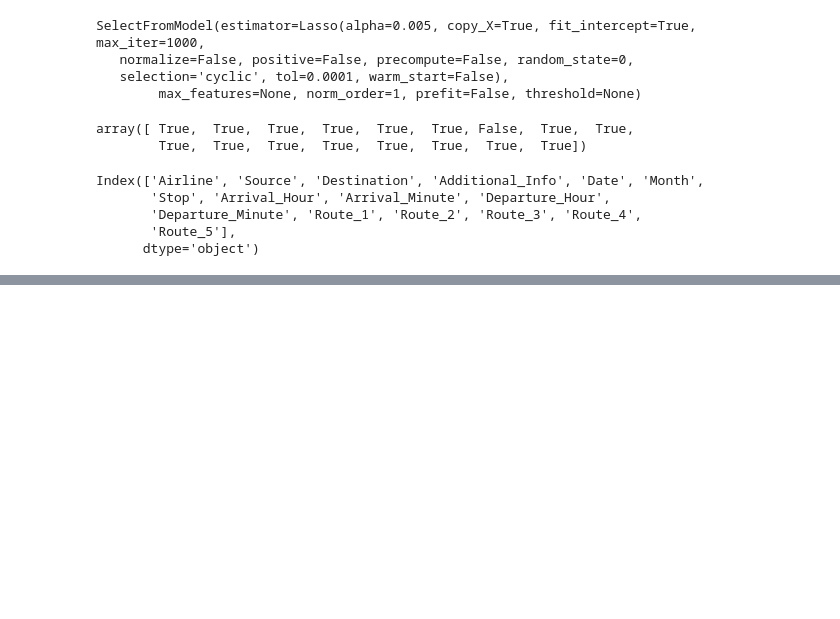
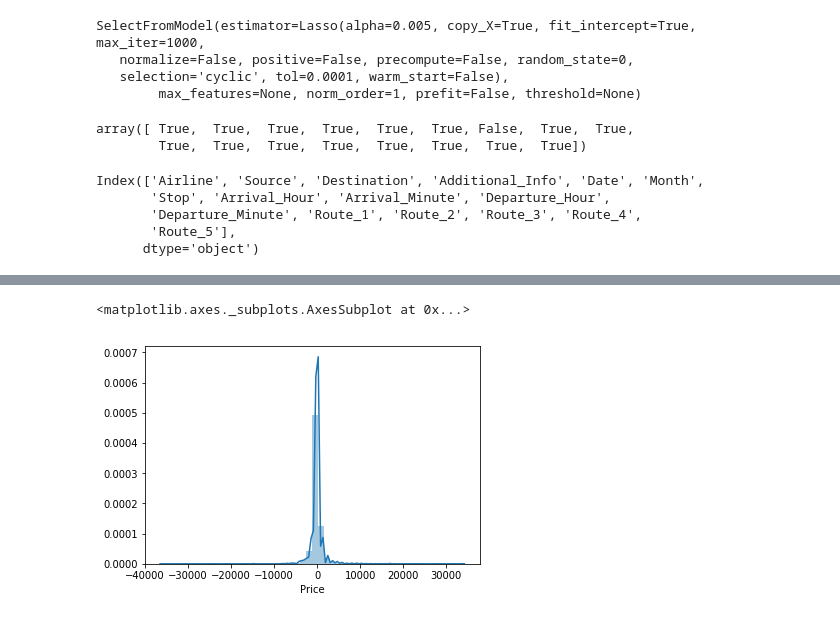
Before and after one commit to krishnaik06/Flight-Price-Prediction, a Jupyter notebook: FlightPredMembers.ipynb, the cells around one changed output, grey strips where cells are left out. Drawn from its saved outputs; the diff is of its cells as text; code cells hidden in the pictures; blank space fills up the shorter version.

```diff
--- a/FlightPredMembers.ipynb
+++ b/FlightPredMembers.ipynb
@@ -389,0 +413,11 @@ X_test=X_test.drop(['Year'],axis=1)
+# %%
+# Use the random grid to search for best hyperparameters
+# First create the base model to tune
+from sklearn.ensemble import RandomForestRegressor
+rf = RandomForestRegressor()
+# %%
+# Random search of parameters, using 3 fold cross validation,
+# search across 50 different combinations
+rf_random = RandomizedSearchCV(estimator = rf, param_distributions = random_grid,scoring='neg_mean_squared_error', n_iter = 50, cv = 5, verbose=2, random_state=42, n_jobs = 1)
+# %%
+rf_random.fit(X_train,y_train)
@@ -389,0 +461,9 @@ X_test=X_test.drop(['Year'],axis=1)
+# %%
+y_pred=rf_random.predict(X_test)
+# %%
+import seaborn as sns
+
+sns.distplot(y_test-y_pred)
+# %% [output]
+<matplotlib.axes._subplots.AxesSubplot at 0x...>
+[figure, added]
```
Also changed, not shown: parts of 6 cells of this notebook.
